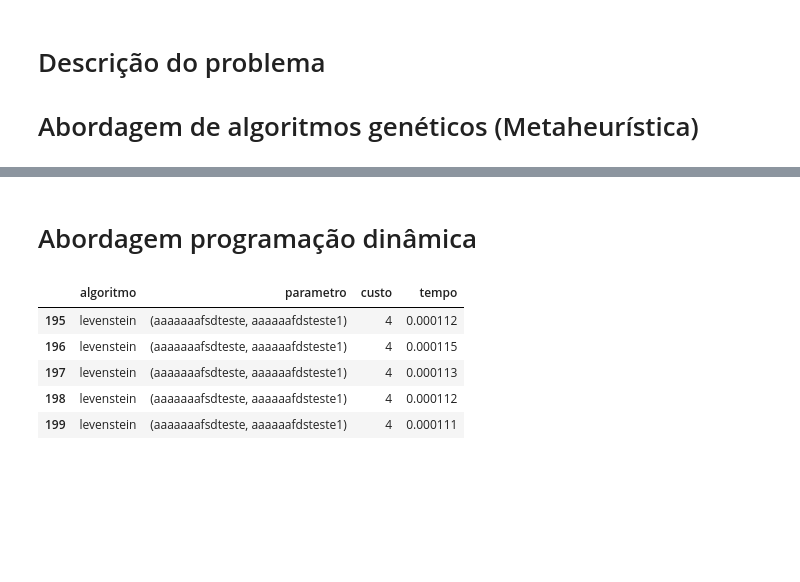
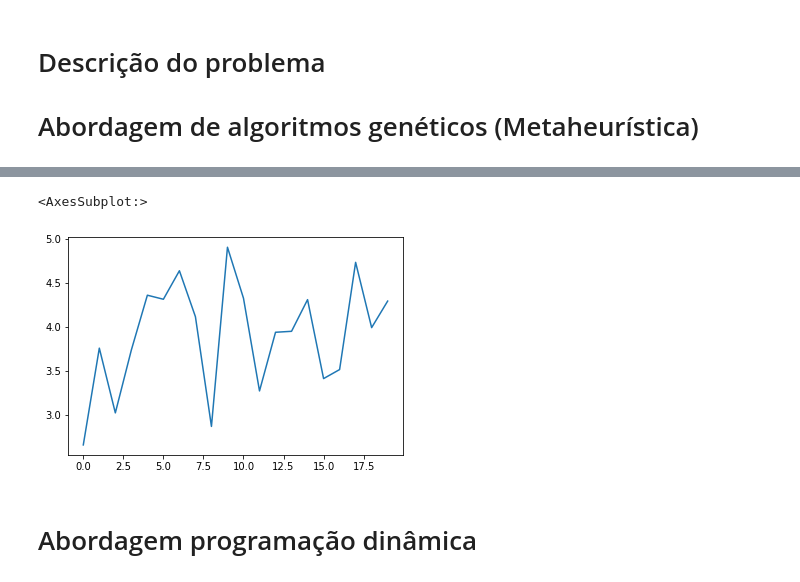
Before and after one commit to amiltonmendes/aed, a Jupyter notebook: Trabalho AED - string-to-string correction.ipynb, the cells around one changed output, grey strips where cells are left out. Saved outputs shown, nothing was run; the diff lists cells and outputs as text; code cells hidden in the pictures; blank space fills up the shorter version.

Commit message:
Correção de função de custo e limpeza parcial do arquivo.

```diff
--- a/Trabalho AED - string-to-string correction.ipynb
+++ b/Trabalho AED - string-to-string correction.ipynb
@@ -55,6 +56,7 @@ class ContaOperacoes:
         self.sub_=0
         self.delete_=0
         self.nop_=0
+        self.error = False
 
     def add(self):
         self.add_+=1
@@ -67,14 +69,15 @@ class ContaOperacoes:
         try:
             if self.str1[self.sub_+self.delete_+self.nop_-1] == self.str2[self.sub_+self.add_+self.nop_-1]:
                 return 0
-            return 2
+            self.error = True
+            return 3
         except IndexError:
             return 2
     def sub(self):
         self.sub_+=1
         return 1
     def recupera_erros(self):
-        return abs(len(self.str2) - len(self.str1) - self.delete_ + self.add_)*2
+        return abs(len(self.str2) - (len(self.str1) - self.delete_ + self.add_))*3
 
 class GeneticDistance:
     """
@@ -177,15 +180,19 @@ def distancia_genetic(a,b):
     :return: custo de transformação da string 1 em string 2 segundo o algoritmo genético
     """
     f = GeneticDistance(a,b)
+    total_populacao=4**(max(len(a),len(b)))
+    populacao_avaliada = max(total_populacao*0.001,10)
+    interacoes = max(populacao_avaliada,30)
+
     varbound =  np.array([[0,3]]*f.n_tamanho)
-    algorithm_param = {'max_num_iteration': 30,\
-                       'population_size':50,\
+    algorithm_param = {'max_num_iteration': interacoes,\
+                       'population_size':populacao_avaliada,\
                        'mutation_probability':0.1,\
                        'elit_ratio': 0.01,\
-                       'crossover_probability': 0.5,\
+                       'crossover_probability': 0.9,\
                        'parents_portion': 0.3,\
                        'crossover_type':'uniform',\
-                       'max_iteration_without_improv':120}
+                       'max_iteration_without_improv':20}
     model = ga(function=f.custo_otimizado2,dimension=f.n_tamanho,variable_type='int',variable_boundaries=varbound\
                ,convergence_curve=False,progress_bar=False,\
                algorithm_parameters=algorithm_param)
@@ -223,7 +230,7 @@ str2 = 'affqr12341fwqef134123r2affqr12341fwqef134123r2affqr12341fwqef134123r2aff
 
 # Abordagem de algoritmos genéticos (Metaheurística)
 # %%
-avaliacao_genetico = AvaliacaoAlgoritmo(2,[('teste','teste'),(str1,str2)])
+avaliacao_genetico = AvaliacaoAlgoritmo(20,[(str1,str2)])
 df = avaliacao_genetico.retorna_resultados(distancia_genetic,'Genéticos')
 
 df.tail()
@@ -230,13 +244,10 @@ df.tail()
+# %%
+df['tempo'].plot()
+# %% [output]
+<AxesSubplot:>
+[figure, added]
 # %% [markdown]
 # Abordagem programação dinâmica
 # %%
-avaliacao_levenstein = AvaliacaoAlgoritmo(100,[('teste','teste'),('aaaaaaafsdteste','aaaaaafdsteste1')])
+avaliacao_levenstein = AvaliacaoAlgoritmo(20,[(str1,str2)])
 df2 = avaliacao_levenstein.retorna_resultados(LevenshteinD,'levenstein')
-df2.tail()
-# %% [output]
-|  | algoritmo | parametro | custo | tempo |
-| 195 | levenstein | (aaaaaaafsdteste, aaaaaafdsteste1) | 4 | 0.000112 |
-| 196 | levenstein | (aaaaaaafsdteste, aaaaaafdsteste1) | 4 | 0.000115 |
-| 197 | levenstein | (aaaaaaafsdteste, aaaaaafdsteste1) | 4 | 0.000113 |
-| 198 | levenstein | (aaaaaaafsdteste, aaaaaafdsteste1) | 4 | 0.000112 |
-| 199 | levenstein | (aaaaaaafsdteste, aaaaaafdsteste1) | 4 | 0.000111 |
```
Also changed, not shown: parts of 7 cells of this notebook, 1 other file.
